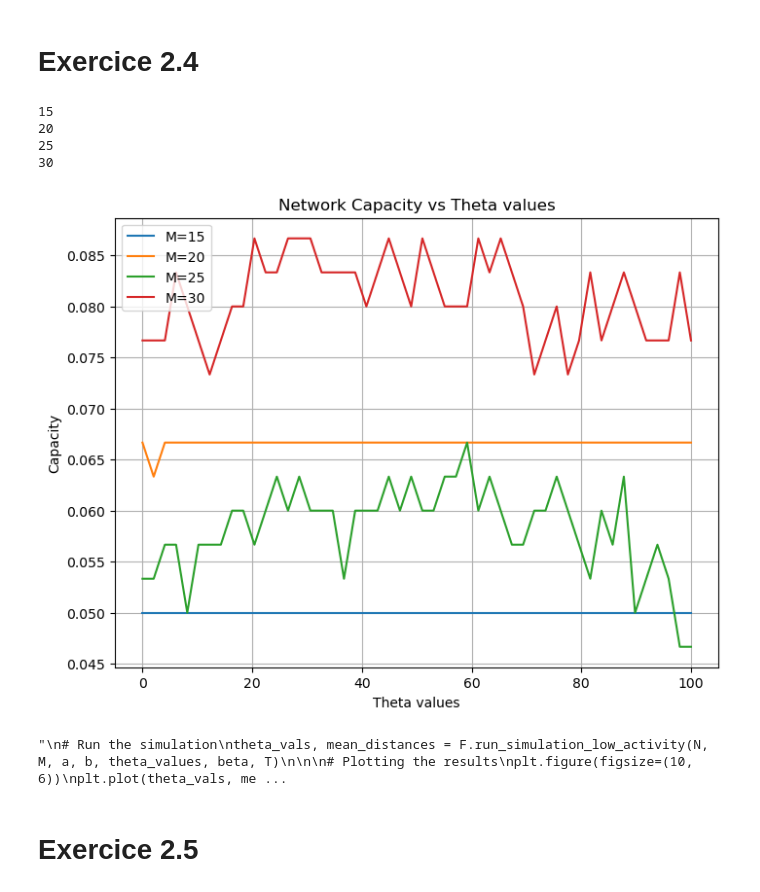
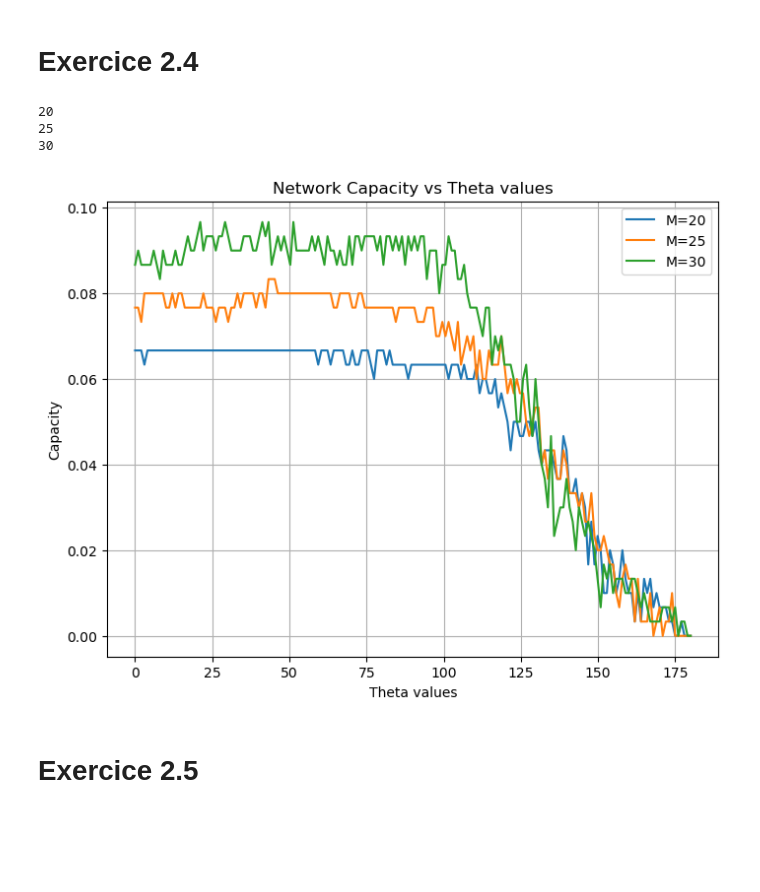
Before and after one commit to AdrienFeillard/CNNN-project, a Jupyter notebook: Exo2.ipynb, the cells around one changed output. Cells and saved outputs as stored; diff of their text form; code cells hidden in the pictures; blank space fills up the shorter version.

Commit message:
Exercise 2 graphs for all questions

```diff
--- a/Exo2.ipynb
+++ b/Exo2.ipynb
@@ -117,40 +117,22 @@ The network capacity for N=300 is: $C=M_{max}/N=20/300$
 # %%
 importlib.reload(F)
 # Ex 2.4 Find the threshold θ that corresponds to the best capacity for a=b=0.5
 # This involves running simulations over a range of θ values and observing which one results in the highest capacity.
 
 N = 300  # Number of neurons
-M_values=range(15, 31, 5)   # Number of patterns
+M_values=range(20, 31, 5)   # Number of patterns
 a = 0.5  # Activity level
 b=0.5
 M=20
-theta_values = np.linspace(0,100, 50)  # Range of theta values to test
+theta_values = np.linspace(0,180, 180)  # Range of theta values to test
 beta = 4  # Inverse temperature
 T = 20   # Time steps
 
-F.capacity_study_theta(N,M_values,a, theta_values, trials=10)
-
-
-'''
-# Run the simulation
-theta_vals, mean_distances = F.run_simulation_low_activity(N, M, a, b, theta_values, beta, T)
-
-
-# Plotting the results
-plt.figure(figsize=(10, 6))
-plt.plot(theta_vals, mean_distances, marker='o')
-plt.title('Mean Hamming Distance Across Theta Values')
-plt.xlabel('Theta')
-plt.ylabel('Mean Hamming Distance (Lower is better)')
-plt.grid(True)
-plt.show()
-'''
+F.capacity_study_theta(N,M_values,a,b, theta_values, trials=10)
 # %% [output]
-15
 20
 25
 30
-[figure, old version]
+[figure, new version]
-"\n# Run the simulation\ntheta_vals, mean_distances = F.run_simulation_low_activity(N, M, a, b, theta_values, beta, T)\n\n\n# Plotting the results\nplt.figure(figsize=(10, 6))\nplt.plot(theta_vals, me ...
 # %% [markdown]
 # Exercice 2.5
```
Also changed, not shown: parts of 6 cells of this notebook, 11 other files.
